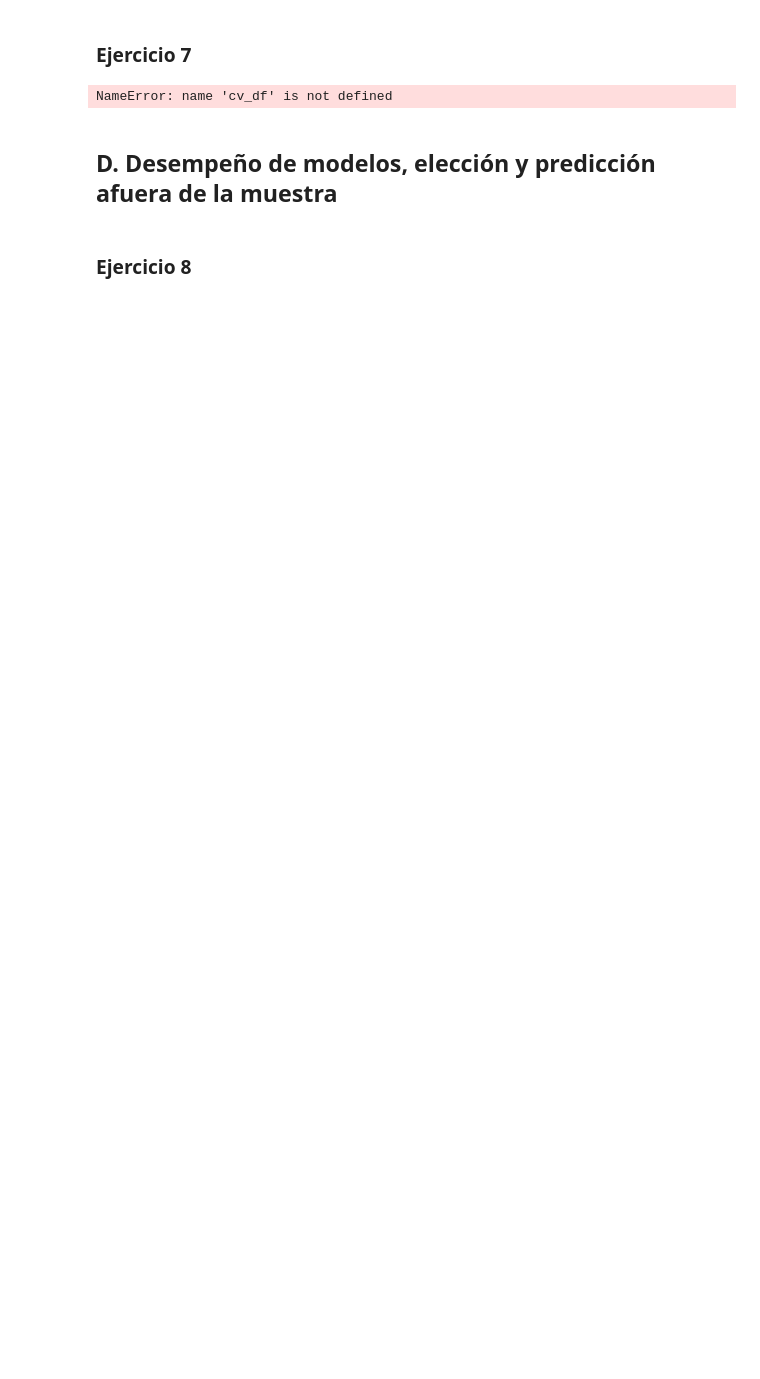
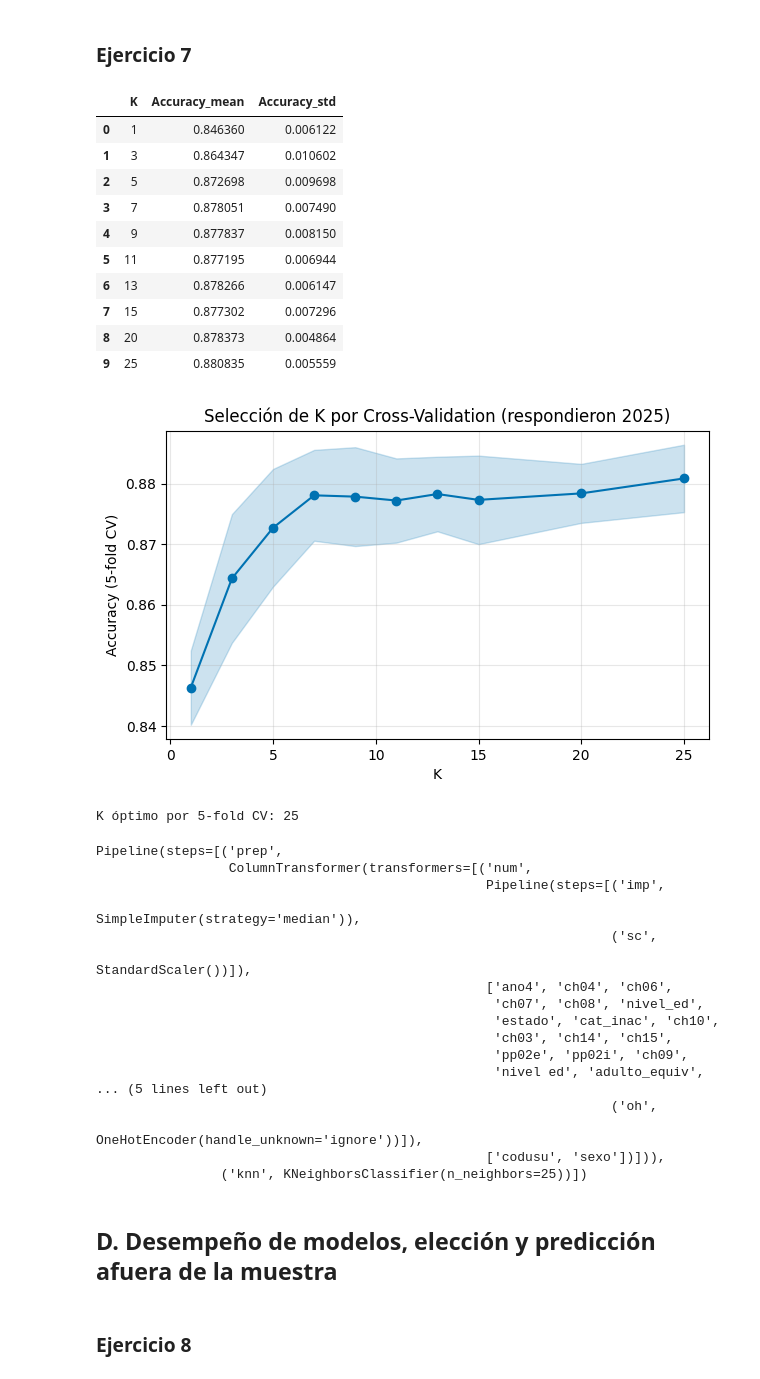
Before and after one commit to caterinawalker/Ciencia-de-Datos, a Jupyter notebook: TP3/codig3.ipynb, the cells around one changed output. Cells and saved outputs as stored; diff of their text form; code cells hidden in the pictures; blank space fills up the shorter version.

```diff
--- a/TP3/codig3.ipynb
+++ b/TP3/codig3.ipynb
@@ -887,36 +928,68 @@ pd.set_option('display.max_rows', None)
 pd.set_option('display.max_columns', None)
 pd.set_option('display.width', 1000)
 
+# === 4.5) Convertir resultados a DataFrame ===
+cv_df = pd.DataFrame(cv_stats)
+
 display(cv_df)
 
 
 # === 5) Gráfico Accuracy vs K ===
 plt.figure(figsize=(7, 4))
 plt.plot(cv_df["K"], cv_df["Accuracy_mean"], marker="o", color="#0072B2")
 plt.fill_between(
     cv_df["K"],
     cv_df["Accuracy_mean"] - cv_df["Accuracy_std"],
     cv_df["Accuracy_mean"] + cv_df["Accuracy_std"],
     color="#0072B2", alpha=0.2
 )
 plt.xlabel("K")
 plt.ylabel("Accuracy (5-fold CV)")
 plt.title("Selección de K por Cross-Validation (respondieron 2025)")
 plt.grid(True, alpha=0.3)
 plt.show()
 
 # === 6) K óptimo ===
 k_opt = int(cv_df.loc[cv_df["Accuracy_mean"].idxmax(), "K"])
 print(f"K óptimo por 5-fold CV: {k_opt}")
 
 # === 7) Entrenar modelo final ===
 knn_cv = Pipeline([
     ("prep", pre),
     ("knn", KNeighborsClassifier(n_neighbors=k_opt))
 ])
 knn_cv.fit(X, y)
 # %% [output]
+|  | K | Accuracy_mean | Accuracy_std |
+| 0 | 1 | 0.846360 | 0.006122 |
+| 1 | 3 | 0.864347 | 0.010602 |
+| 2 | 5 | 0.872698 | 0.009698 |
+| 3 | 7 | 0.878051 | 0.007490 |
+| 4 | 9 | 0.877837 | 0.008150 |
+| 5 | 11 | 0.877195 | 0.006944 |
+| 6 | 13 | 0.878266 | 0.006147 |
+| 7 | 15 | 0.877302 | 0.007296 |
+| 8 | 20 | 0.878373 | 0.004864 |
+| 9 | 25 | 0.880835 | 0.005559 |
+[figure, added]
-NameError: name 'cv_df' is not defined
+K óptimo por 5-fold CV: 25
+Pipeline(steps=[('prep',
+                 ColumnTransformer(transformers=[('num',
+                                                  Pipeline(steps=[('imp',
+                                                                   SimpleImputer(strategy='median')),
+                                                                  ('sc',
+                                                                   StandardScaler())]),
+                                                  ['ano4', 'ch04', 'ch06',
+                                                   'ch07', 'ch08', 'nivel_ed',
+                                                   'estado', 'cat_inac', 'ch10',
+                                                   'ch03', 'ch14', 'ch15',
+                                                   'pp02e', 'pp02i', 'ch09',
+                                                   'nivel ed', 'adulto_equiv',
+... (5 lines left out)
+                                                                  ('oh',
+                                                                   OneHotEncoder(handle_unknown='ignore'))]),
+                                                  ['codusu', 'sexo'])])),
+                ('knn', KNeighborsClassifier(n_neighbors=25))])
 # %% [markdown]
 ## **D. Desempeño de modelos, elección y predicción afuera de la muestra**
 # %% [markdown]
```
Also changed, not shown: parts of 5 cells of this notebook.
